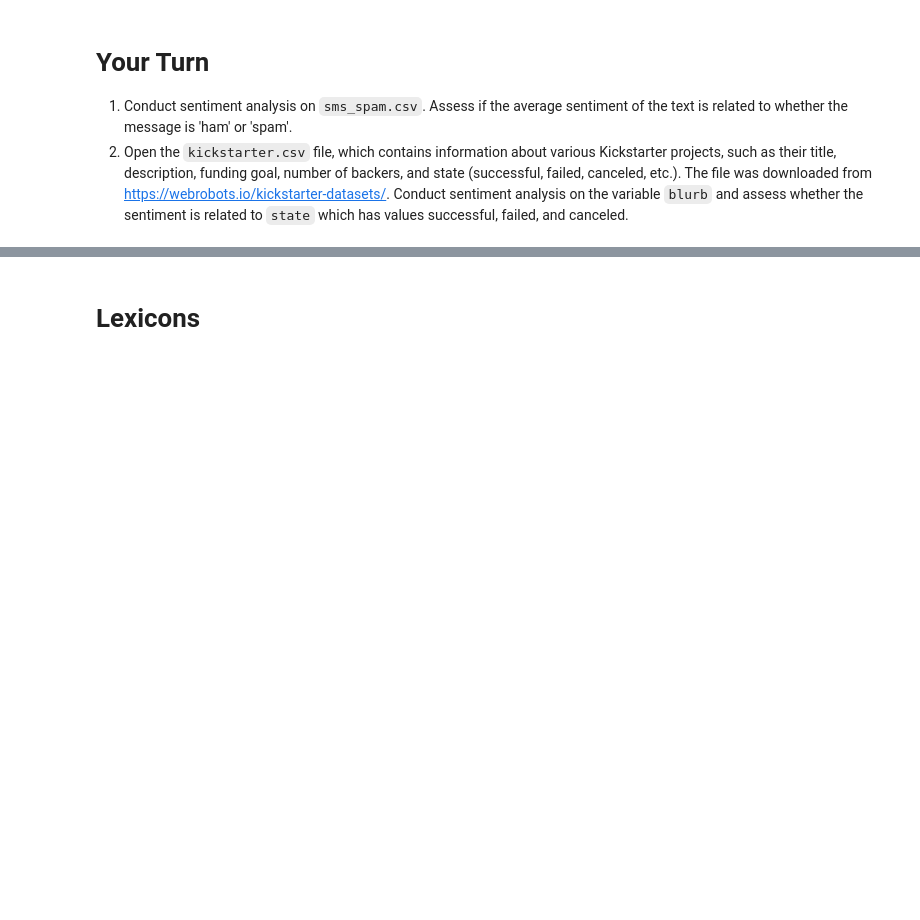
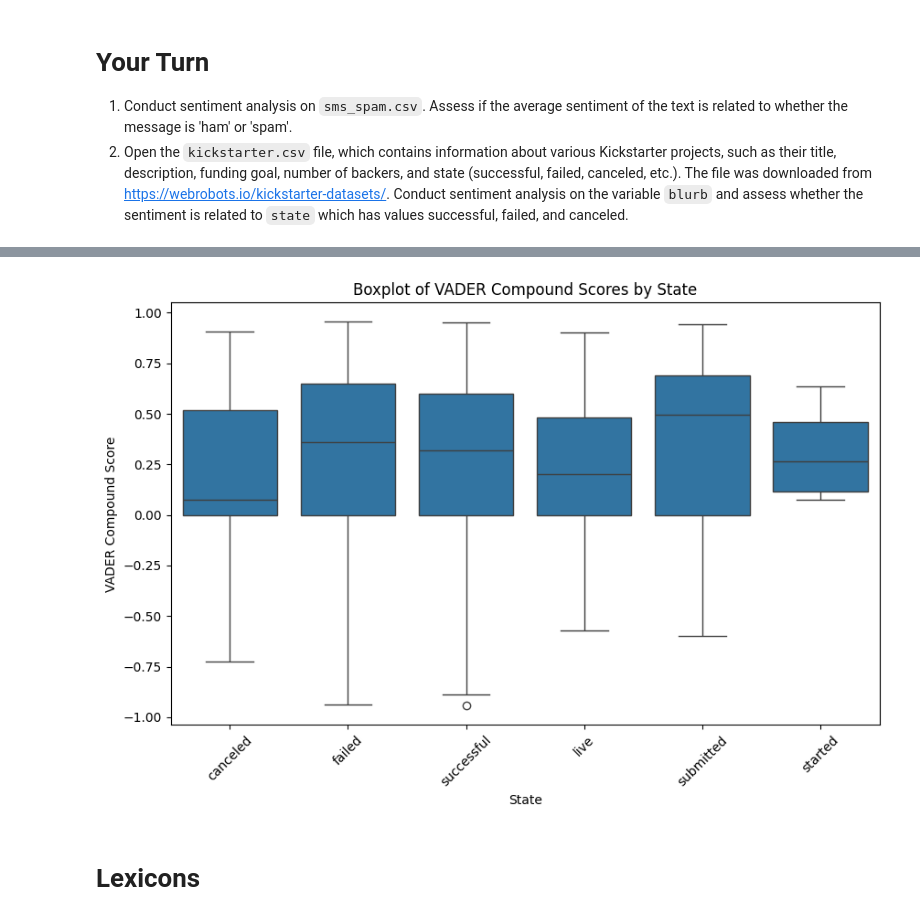
Before and after one commit to ChiaoYunTing/Text-Analytics, a Jupyter notebook: Lecture_4.ipynb, the cells around one changed output, grey strips where cells are left out. Saved outputs shown, nothing was run; the diff lists cells and outputs as text; code cells hidden in the pictures; blank space fills up the shorter version.

```diff
--- a/Lecture_4.ipynb
+++ b/Lecture_4.ipynb
@@ -350,0 +493,2 @@ print(cleaned_text)
+# %%
+new_df = df[['blurb', 'state']]
@@ -350,0 +528,15 @@ print(cleaned_text)
+# %%
+#process data
+# Put it all into a function
+def preprocess_text(text):
+    # Lowercase
+    text = text.lower()
+    # Tokenize
+    tokens = nltk.word_tokenize(text)
+    # Remove stopwords
+    stop_words = set(stopwords.words('english'))
+    tokens = [token for token in tokens if token not in stop_words and token.isalpha()]
+    return ' '.join(tokens)
+# %%
+new_df['text'] = df['blurb'].apply(preprocess_text)
+new_df
@@ -350,0 +602,5 @@ print(cleaned_text)
+# %%
+#combine sentiment result
+new_df['TextBlob Sentiment'] = sentiment_df['TextBlob Sentiment']
+new_df['VADER Compound Score'] = sentiment_df['VADER Compound Score']
+new_df
@@ -351,3 +631,20 @@ print(cleaned_text)
+# %%
+import seaborn as sns
+import matplotlib.pyplot as plt
+
+# Assuming 'df' is your DataFrame and it has columns 'type' and 'VADER Compound Score'
+# Create a boxplot
+plt.figure(figsize=(10, 6))  # Adjust the figure size as necessary
+sns.boxplot(x='state', y='VADER Compound Score', data=new_df)
+
+plt.title('Boxplot of VADER Compound Scores by State')  # Title for the boxplot
+plt.xlabel('State')  # Label for the x-axis
+plt.ylabel('VADER Compound Score')  # Label for the y-axis
+plt.xticks(rotation=45)  # Rotate x-axis labels if they overlap or for better readability
+
+plt.show()
+# %% [output]
+[figure, added]
 # %% [markdown]
 # Lexicons
 # %%
```
Also changed, not shown: parts of 17 cells of this notebook.
